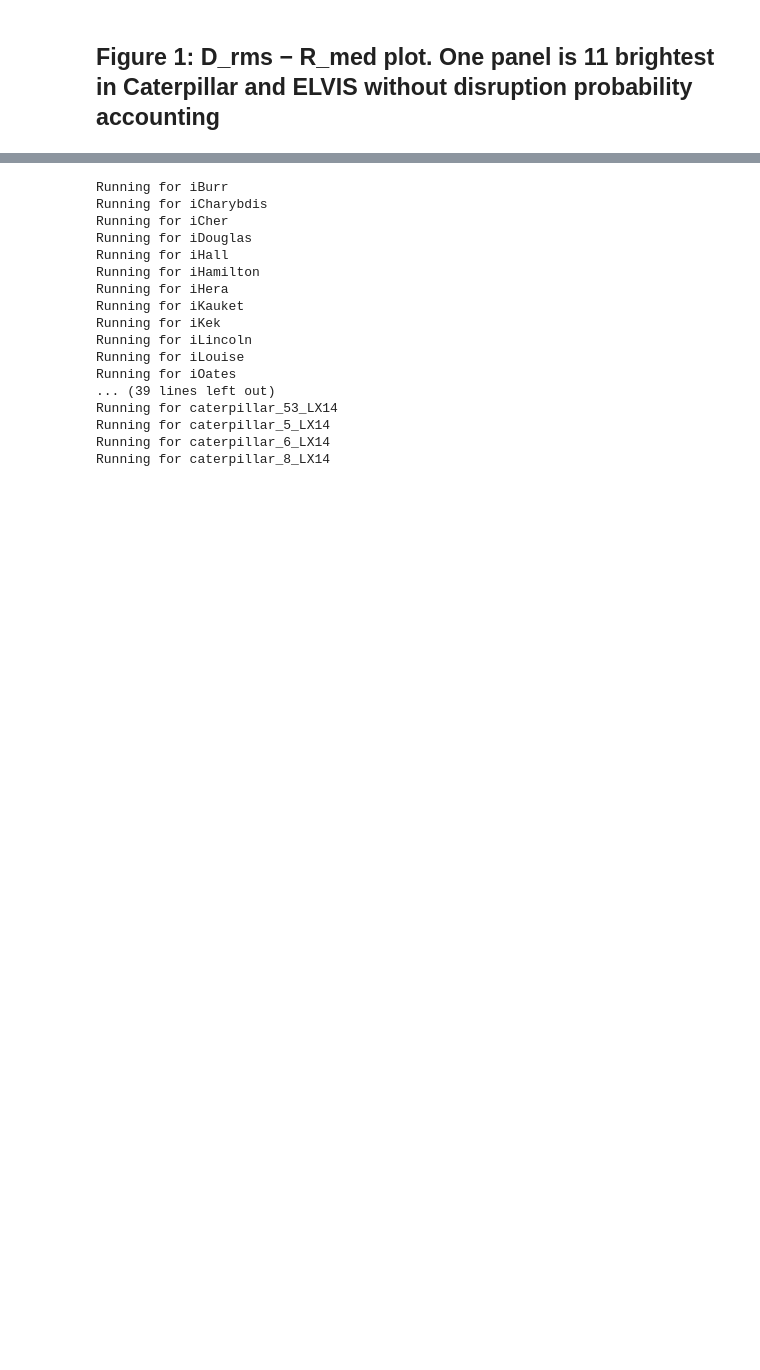
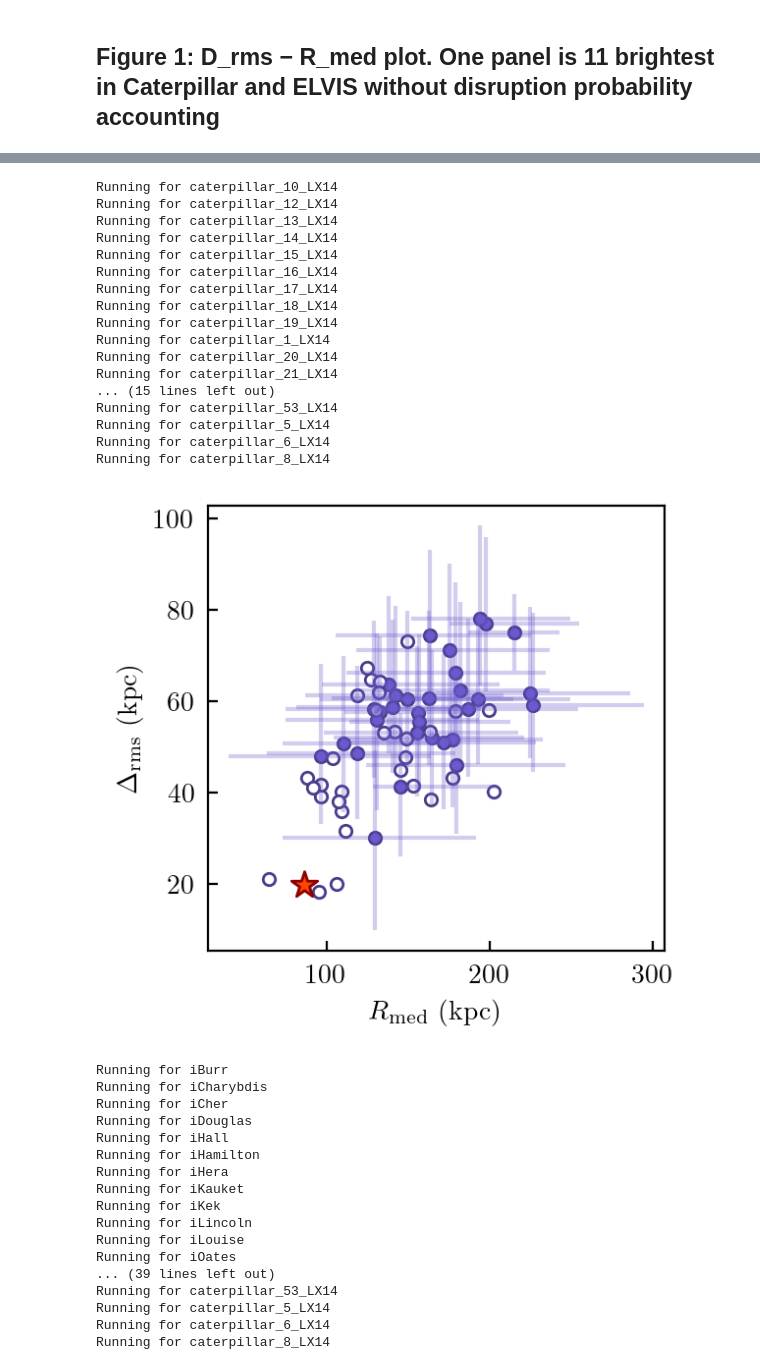
Before and after one commit to khanhnp910/SatelliteAnisotropy, a Jupyter notebook: src/notebook_paper.ipynb, the cells around one changed output, grey strips where cells are left out. Saved outputs shown, nothing was run; the diff lists cells and outputs as text; code cells hidden in the pictures; blank space fills up the shorter version.

```diff
--- a/src/notebook_paper.ipynb
+++ b/src/notebook_paper.ipynb
@@ -46,3 +93,25 @@ def plot_D_rms_R_med_elvis_caterpillar_with_surv_probs(figsize=(5,5)):
+# %%
+plot_Rmed_scatter_cat(caterpillar_dir=caterpillar_dir,
+               brightest_dir_template=brightest_dir_template, save_dir=save_dir, saveimage=saveimage, figsize=(3,3))
+# %% [output]
+Running for caterpillar_10_LX14
+Running for caterpillar_12_LX14
+Running for caterpillar_13_LX14
+Running for caterpillar_14_LX14
+Running for caterpillar_15_LX14
+Running for caterpillar_16_LX14
+Running for caterpillar_17_LX14
+Running for caterpillar_18_LX14
+Running for caterpillar_19_LX14
+Running for caterpillar_1_LX14
+Running for caterpillar_20_LX14
+Running for caterpillar_21_LX14
+... (15 lines left out)
+Running for caterpillar_53_LX14
+Running for caterpillar_5_LX14
+Running for caterpillar_6_LX14
+Running for caterpillar_8_LX14
+[figure, added]
 # %%
 
 plot_D_rms_R_med_elvis_caterpillar_without_surv_probs(figsize=(3,3))
```
Also changed, not shown: parts of 7 cells of this notebook, 4 other files.
